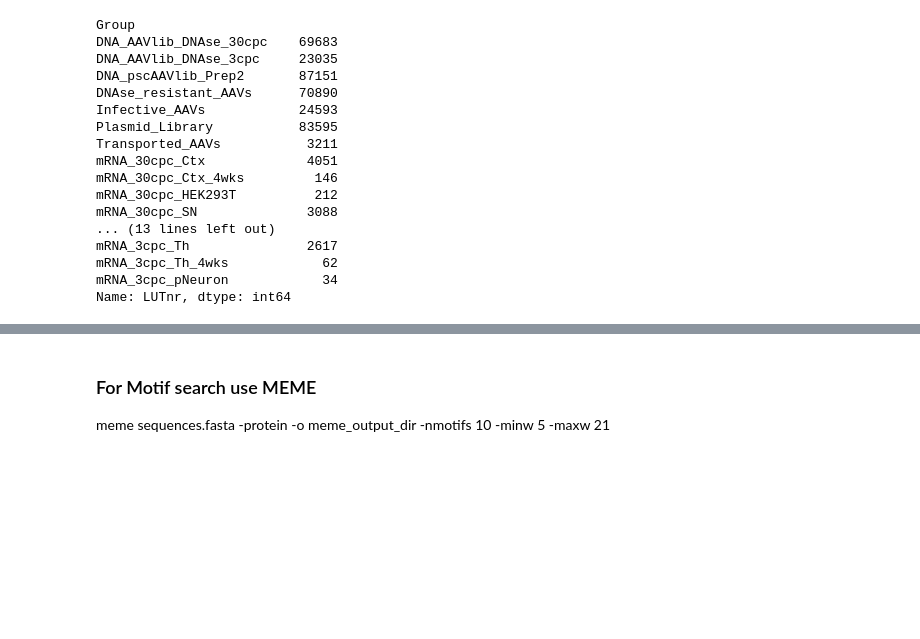
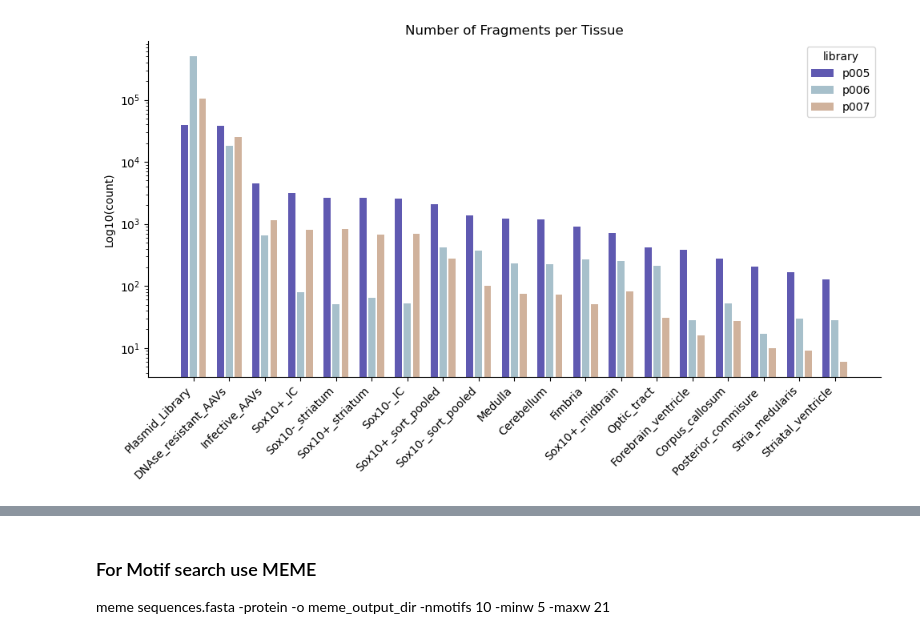
Before and after one commit to JaSt17/raaven_Pipeline, a Jupyter notebook: Plotting_Scripts/visualisation.ipynb, the cells around one changed output, grey strips where cells are left out. Cells and saved outputs as stored; diff of their text form; code cells hidden in the pictures; blank space fills up the shorter version.

```diff
--- a/Plotting_Scripts/visualisation.ipynb
+++ b/Plotting_Scripts/visualisation.ipynb
@@ -1,5 +0,0 @@
-# %%
-import pandas as pd
-df = pd.read_csv("/lunarc/nobackup/projects/lu2024-17-19/J_rAAven/BRAVE/Brave/final_fragments_summary.csv")
-# change the category and only take the last element after the last ,
-df['GeneName'] = df['Origin_seq'].apply(lambda x: x.split(',')[-1])
@@ -16,21 +1,16 @@ df.head()
-# %%
-# get the number of unique LUTnr in each group of the dataframe
-df.groupby('Group')['LUTnr'].nunique()
-# %% [output]
-Group
-DNA_AAVlib_DNAse_30cpc    69683
-DNA_AAVlib_DNAse_3cpc     23035
-DNA_pscAAVlib_Prep2       87151
-DNAse_resistant_AAVs      70890
-Infective_AAVs            24593
-Plasmid_Library           83595
-Transported_AAVs           3211
-mRNA_30cpc_Ctx             4051
-mRNA_30cpc_Ctx_4wks         146
-mRNA_30cpc_HEK293T          212
-mRNA_30cpc_SN              3088
-... (13 lines left out)
-mRNA_3cpc_Th               2617
-mRNA_3cpc_Th_4wks            62
-mRNA_3cpc_pNeuron            34
-Name: LUTnr, dtype: int64
+# %%
+import pandas as pd
+def get_fragments_per_group(df_list: list, library_names: list, group_col: str, count_col) -> pd.DataFrame:
+    new_df = pd.DataFrame()
+    for i, df in enumerate(df_list):
+        # add the number of unique elements from the count column with each group
+        new_row = df.groupby(group_col).agg({count_col: 'nunique'}).reset_index()
+        # rename count column
+        new_row.rename(columns={count_col: 'count'}, inplace=True)
+        new_row['library'] = library_names[i]
+        new_df = pd.concat([new_df, new_row])
+
+    # Sort the dataframe by the count column
+    new_df.sort_values(by='count', ascending=False, inplace=True)
+
+    return new_df
@@ -36,0 +42,7 @@ Name: LUTnr, dtype: int64
+# %%
+from plotting_functions import create_grouped_barplot
+plot = create_grouped_barplot(count_df, 'Group', 'count', 'library')
+# save the plot as a png file
+plot.savefig("plots/librarys/fragments_per_tissue_comparison.png", dpi=300)
+# %% [output]
+[figure, added]
```
Also changed, not shown: parts of 14 cells of this notebook, 17 other files.
